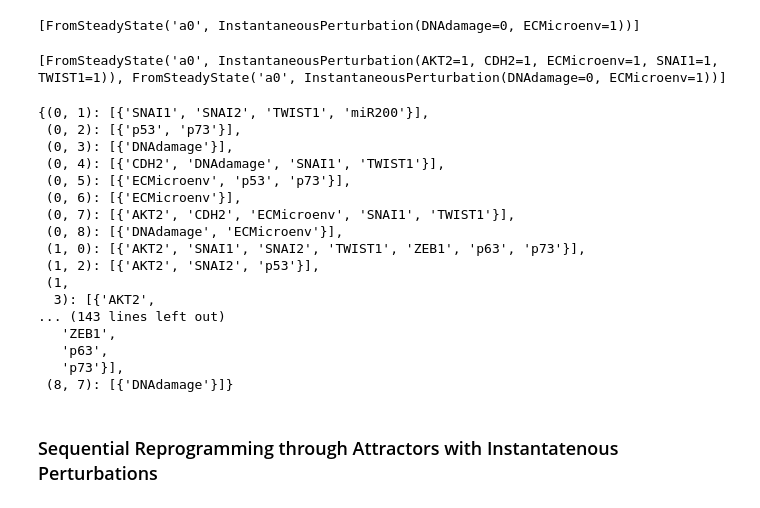
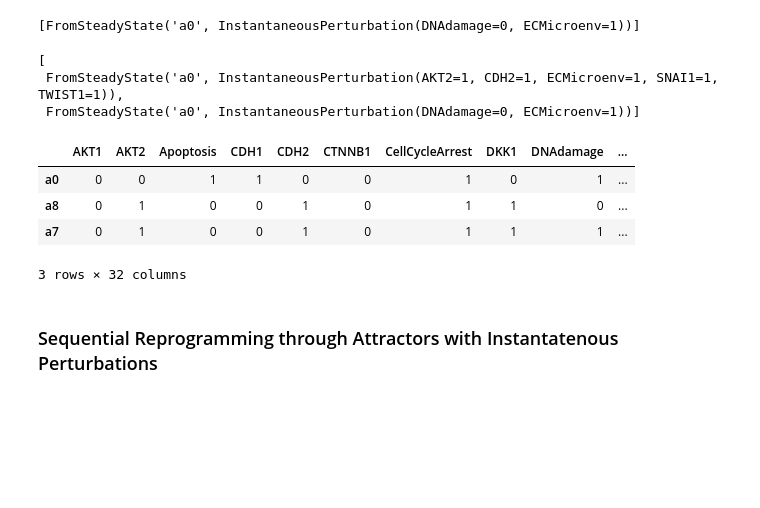
Before and after one commit to algorecell/cabean-python, a Jupyter notebook: examples/Tumour invasion.ipynb, the cells around one changed output. Saved outputs shown, nothing was run; the diff lists cells and outputs as text; code cells hidden in the pictures; blank space fills up the shorter version.

```diff
--- a/examples/Tumour invasion.ipynb
+++ b/examples/Tumour invasion.ipynb
@@ -43,5 +43,5 @@ time for attractor detection=0.466
 # %% [markdown]
 ### One-Step Reprogramming with Instantatenous Perturbations
 # %%
-r1 = cabean.OneStepReprogramming(bn)
+%time r1 = cabean.OneStepReprogramming(bn)
 # %% [output]
@@ -67,29 +52,20 @@ r1.attractor_to_attractor(attractors[0], attractors[8])
 # %% [output]
 [FromSteadyState('a0', InstantaneousPerturbation(DNAdamage=0, ECMicroenv=1))]
 # %%
-r1.attractor_to_attractor(attractors[0], {"AKT2":1,"DKK1":1})
+s = r1.attractor_to_attractor(attractors[0], {"AKT2":1,"DKK1":1})
+s
 # %% [output]
-[FromSteadyState('a0', InstantaneousPerturbation(AKT2=1, CDH2=1, ECMicroenv=1, SNAI1=1, TWIST1=1)), FromSteadyState('a0', InstantaneousPerturbation(DNAdamage=0, ECMicroenv=1))]
+[
+ FromSteadyState('a0', InstantaneousPerturbation(AKT2=1, CDH2=1, ECMicroenv=1, SNAI1=1, TWIST1=1)),
+ FromSteadyState('a0', InstantaneousPerturbation(DNAdamage=0, ECMicroenv=1))]
-# %%
-r1.controls
-# %% [output]
-{(0, 1): [{'SNAI1', 'SNAI2', 'TWIST1', 'miR200'}],
- (0, 2): [{'p53', 'p73'}],
- (0, 3): [{'DNAdamage'}],
- (0, 4): [{'CDH2', 'DNAdamage', 'SNAI1', 'TWIST1'}],
- (0, 5): [{'ECMicroenv', 'p53', 'p73'}],
- (0, 6): [{'ECMicroenv'}],
- (0, 7): [{'AKT2', 'CDH2', 'ECMicroenv', 'SNAI1', 'TWIST1'}],
- (0, 8): [{'DNAdamage', 'ECMicroenv'}],
- (1, 0): [{'AKT2', 'SNAI1', 'SNAI2', 'TWIST1', 'ZEB1', 'p63', 'p73'}],
- (1, 2): [{'AKT2', 'SNAI2', 'p53'}],
- (1,
-  3): [{'AKT2',
-... (143 lines left out)
-   'ZEB1',
-   'p63',
-   'p73'}],
- (8, 7): [{'DNAdamage'}]}
+# %%
+s.aliases
+# %% [output]
+|  | AKT1 | AKT2 | Apoptosis | CDH1 | CDH2 | CTNNB1 | CellCycleArrest | DKK1 | DNAdamage | ... |
+| a0 | 0 | 0 | 1 | 1 | 0 | 0 | 1 | 0 | 1 | ... |
+| a8 | 0 | 1 | 0 | 0 | 1 | 0 | 1 | 1 | 0 | ... |
+| a7 | 0 | 1 | 0 | 0 | 1 | 0 | 1 | 1 | 1 | ... |
+3 rows × 32 columns
 # %% [markdown]
 ### Sequential Reprogramming through Attractors with Instantatenous Perturbations
 # %%
```
Also changed, not shown: parts of 19 cells of this notebook.
